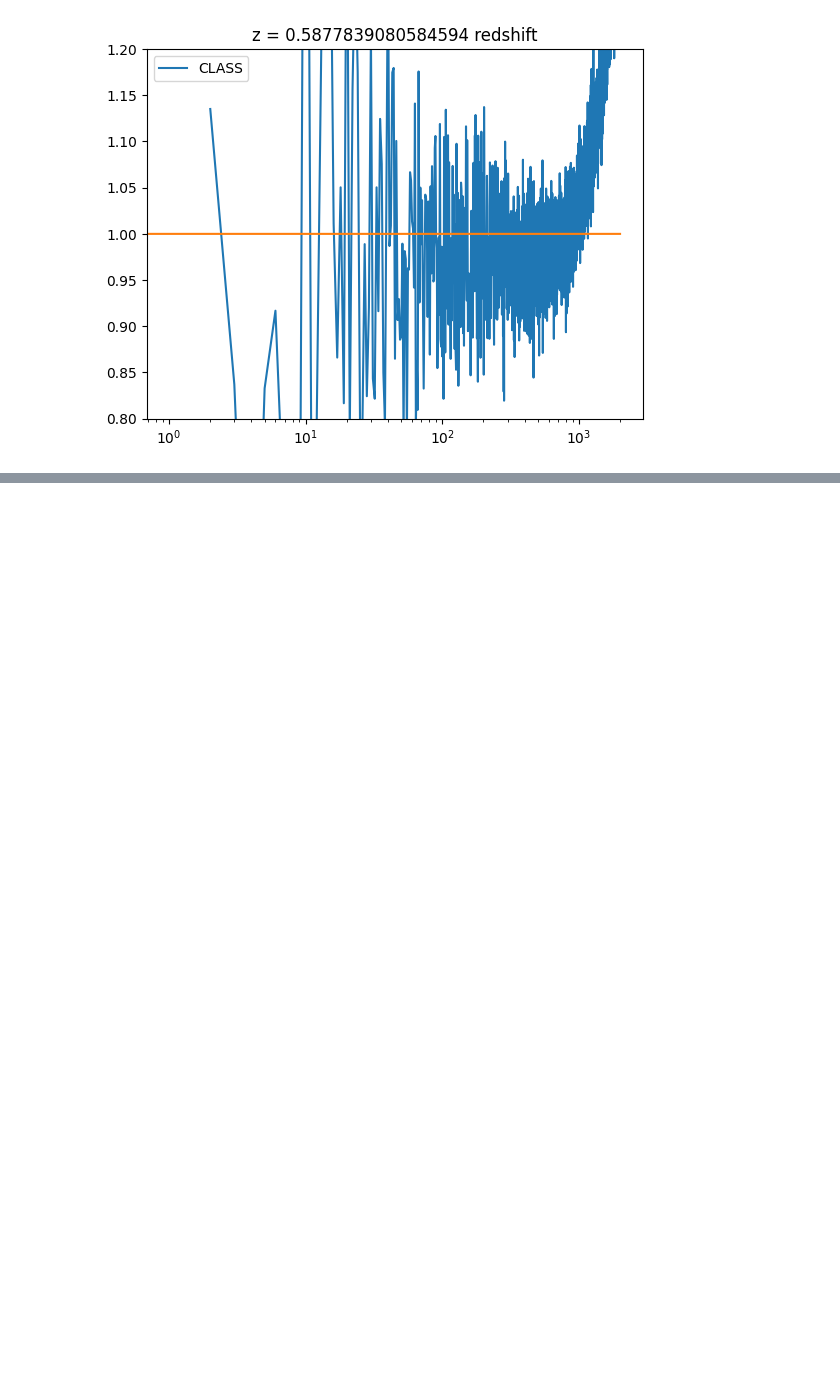
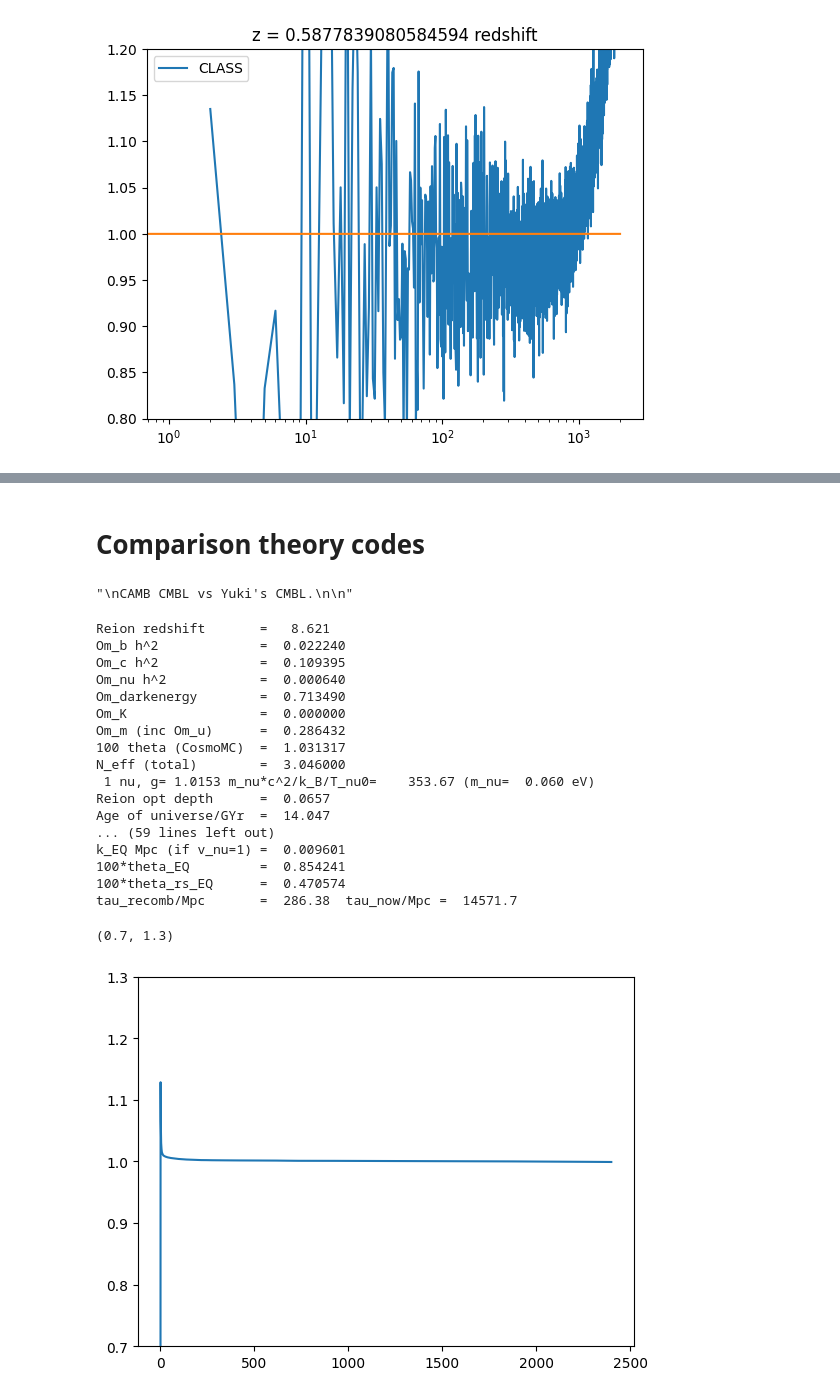
Before and after one commit to mgatti29/CMB_lensing_SBI, a Jupyter notebook: Notebooks/test_raytracing_Dirac.ipynb, the cells around one changed output, grey strips where cells are left out. Drawn from its saved outputs; the diff is of its cells as text; code cells hidden in the pictures; blank space fills up the shorter version.

```diff
--- a/Notebooks/test_raytracing_Dirac.ipynb
+++ b/Notebooks/test_raytracing_Dirac.ipynb
@@ -562,0 +599,8 @@ tau_recomb/Mpc       =  266.14  tau_now/Mpc =  13011.8
+# %% [markdown]
+# Comparison theory codes
+# %%
+'''
+CAMB CMBL vs Yuki's CMBL.
+'''
+# %% [output]
+"\nCAMB CMBL vs Yuki's CMBL.\n\n"
@@ -562,0 +632,71 @@ tau_recomb/Mpc       =  266.14  tau_now/Mpc =  13011.8
+# %%
+import camb
+camb_filename = '../data/cosmo2017_10K_acc3_params.ini'
+
+# it's really this simple!
+pars = camb.read_ini(camb_filename)
+
+pars.H0 = h_*100.
+pars.ombh2 = ob_*h_**2
+pars.omch2 = (om_-ob_)*h_**2
+pars.ns = ns_
+pars.mnu = mv_
+pars.num_massive_neutrinos = 3
+pars.NonLinearModel.set_params(halofit_version='mead')
+pars.set_matter_power(redshifts = [0.], kmax = 2.0)
+results_ = camb.get_results(pars)
+r0 = (s8_**2/ results_.get_sigma8()**2)
+pars.InitPower.set_params(As=pars.InitPower.As*r0, ns=ns_, r=0)
+#pars.set_for_lmax(lmax=4000,lens_potential_accuracy=4, max_eta_k=20000) # same as yuki
+pars.max_eta_k = 72000
+#pars.Accuracy.lAccuracyBoost = 4#
+pars.set_accuracy(AccuracyBoost=3,lSampleBoost=1, lAccuracyBoost=1) # same as yuki
+pars.NonLinearModel.set_params(halofit_version='mead')
+pars.set_matter_power(redshifts = [0.], kmax = 2.0)
+results = camb.get_results(pars)
+powers = results.get_cmb_power_spectra(pars, CMB_unit=None, raw_cl=True)
+
+ell_ = np.arange(len(powers['lens_potential'][:,0] ))
+CMB_LENSING_CL = powers['lens_potential'][:,0] * (ell_ * (ell_ + 1) / 2)**2 # Same as Yuki, and same as ACT pipeline ---
+
+
+#PROOF
+
+'''
+Cosmo_ = cosmo(H0=h_*100., ombh2=ob_*h_**2, omch2=(om_-ob_)*h_**2,As = 2e-9,ns=ns_,mnu=mv_,num_massive_neutrinos=3 )
+Theory = theory( cosmo= Cosmo_,halofit_version='takahashi', sigma_8 = s8_, chistar = None)
+Theory.get_Wcmb()
+Theory.get_Wcmblog()
+Theory.limber(xtype = 'kklog',nonlinear=True)
+cl_CMB_lensing =  Theory.clkk[0][0]
+
+ell_ = np.arange(len(powers['lens_potential'][:,0]))
+
+
+b = cl_CMB_lensing
+plt.plot( a[:2400]/b[:2400])
+'''
+
+a = powers['lens_potential'][:,0] * (ell_ * (ell_ + 1) / 2)**2
+plt.plot( a[:2400]/b[:2400])
+plt.ylim([0.7,1.3])
+# %% [output]
+Reion redshift       =   8.621
+Om_b h^2             =  0.022240
+Om_c h^2             =  0.109395
+Om_nu h^2            =  0.000640
+Om_darkenergy        =  0.713490
+Om_K                 =  0.000000
+Om_m (inc Om_u)      =  0.286432
+100 theta (CosmoMC)  =  1.031317
+N_eff (total)        =  3.046000
+ 1 nu, g= 1.0153 m_nu*c^2/k_B/T_nu0=    353.67 (m_nu=  0.060 eV)
+Reion opt depth      =  0.0657
+Age of universe/GYr  =  14.047
+... (59 lines left out)
+k_EQ Mpc (if v_nu=1) =  0.009601
+100*theta_EQ         =  0.854241
+100*theta_rs_EQ      =  0.470574
+tau_recomb/Mpc       =  286.38  tau_now/Mpc =  14571.7
+(0.7, 1.3)
+[figure, added]
```
Also changed, not shown: parts of 24 cells of this notebook, 5 other files.
